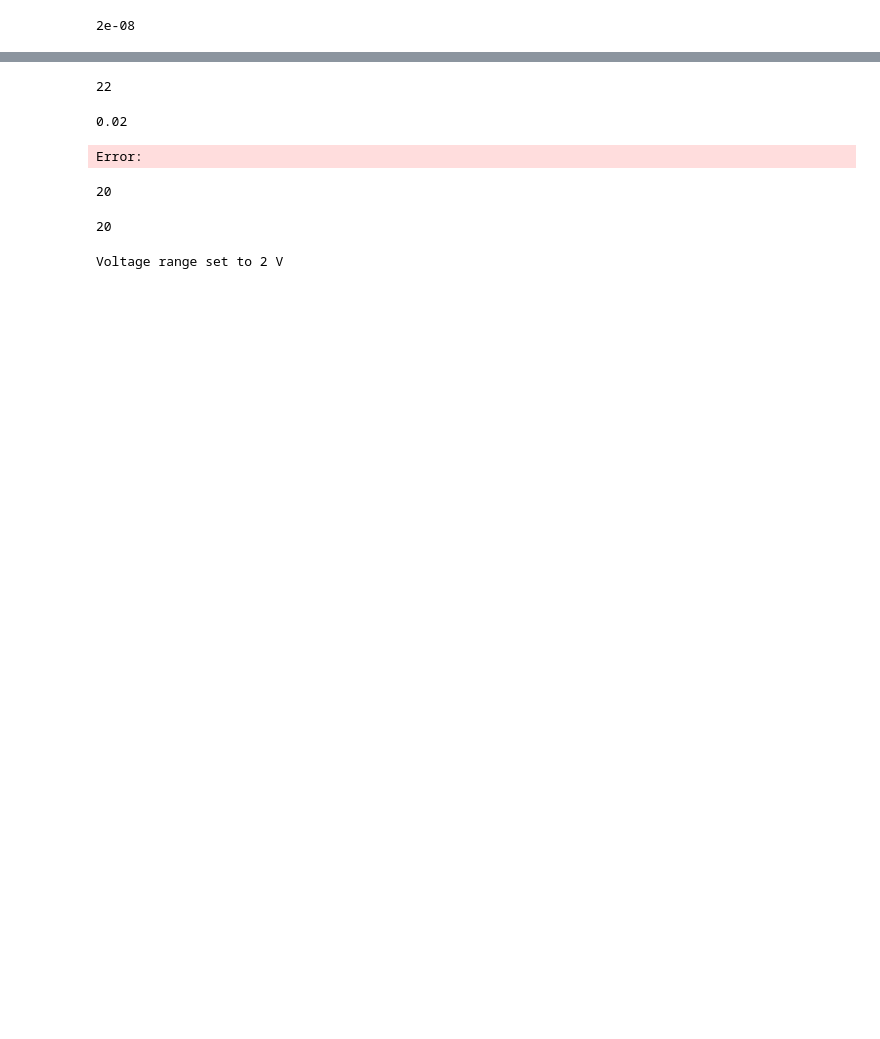
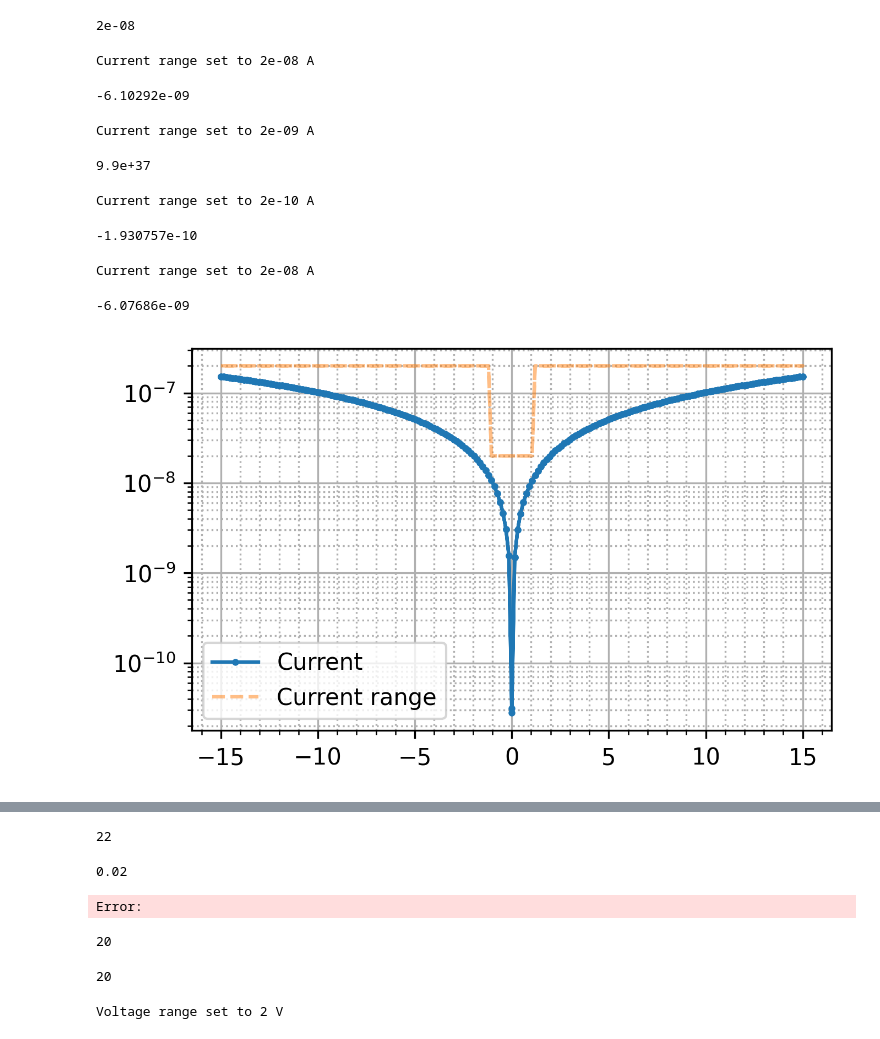
Before and after one commit to colnio/NUSLab, a Jupyter notebook: tst.ipynb, the cells around one changed output, grey strips where cells are left out. Cells and saved outputs as stored; diff of their text form; code cells hidden in the pictures; blank space fills up the shorter version.

```diff
--- a/tst.ipynb
+++ b/tst.ipynb
@@ -124,3 +144,27 @@ Current range set to 2e-09 A
 K.get_current_range()
 # %% [output]
 2e-08
+# %%
+K.set_current_range(2e-8)
+K.read_current()
+# %% [output]
+Current range set to 2e-08 A
+-6.10292e-09
+# %%
+K.set_current_range(2e-9)
+K.read_current()
+# %% [output]
+Current range set to 2e-09 A
+9.9e+37
+# %%
+K.set_current_range(2e-10)
+K.read_current()
+# %% [output]
+Current range set to 2e-10 A
+-1.930757e-10
+# %%
+K.set_current_range(2e-6)
+K.read_current()
+# %% [output]
+Current range set to 2e-08 A
+-6.07686e-09
@@ -126,0 +174,14 @@ K.get_current_range()
+# %%
+plt.figure(figsize=(5, 3), dpi=300)
+
+plt.plot(V, abs(I), 'o-', label='Current', markersize=2)
+plt.plot(V, rng, label='Current range', linestyle='--', alpha=0.5)
+# plt.vlines([-0.10204081632653073, 0.1428571428571428 ], ymin = 0, ymax=1e38, color='black', linestyles=':')
+# plt.ylim(1e-11, 5e-8)
+plt.minorticks_on()
+plt.grid(visible=True, which='major')
+plt.grid(visible=True, which='minor', linestyle=':')
+plt.yscale('log')
+plt.legend();
+# %% [output]
+[figure, added]
```
Also changed, not shown: parts of 8 cells of this notebook, 2 other files.
